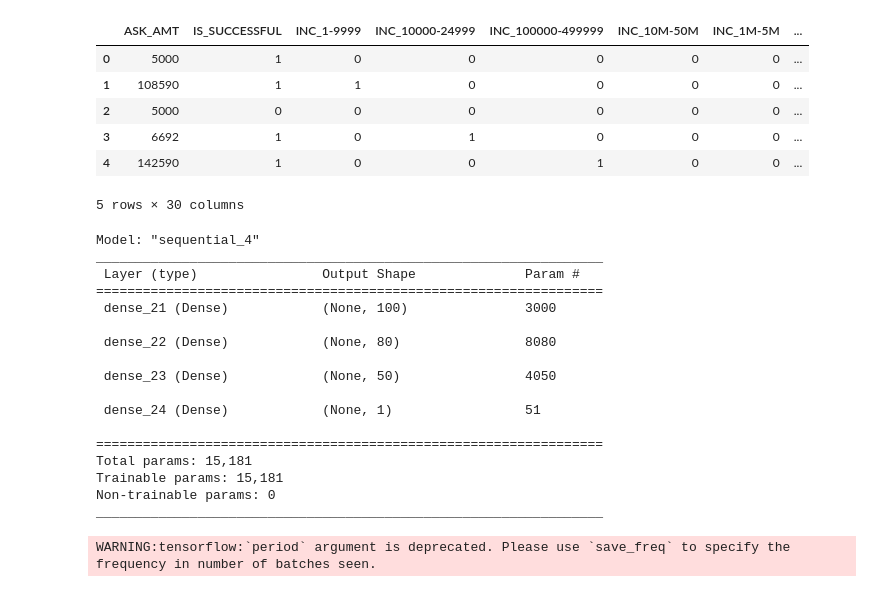
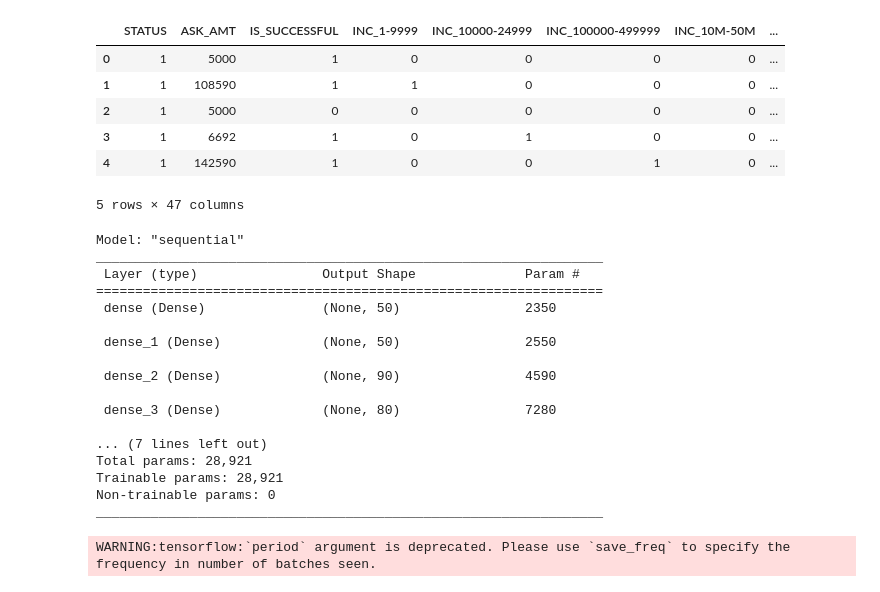
Before and after one commit to andcetera/deep-learning-challenge, a Jupyter notebook: AlphabetSoupCharity_Optimization.ipynb, the cells around one changed output. Cells and saved outputs as stored; diff of their text form; code cells hidden in the pictures.

```diff
--- a/AlphabetSoupCharity_Optimization.ipynb
+++ b/AlphabetSoupCharity_Optimization.ipynb
@@ -50,6 +28,6 @@ Name: SPECIAL_CONSIDERATIONS, dtype: int64
 # %%
-# Drop the non-beneficial ID columns: 'EIN' and 'NAME' & reduced columns: 'STATUS' and 'SPECIAL_CONSIDERATIONS'
-apps = df_reduced.drop(columns=['EIN', 'NAME', 'STATUS', 'SPECIAL_CONSIDERATIONS'])
+# Drop the non-beneficial ID columns: 'EIN' and 'NAME'
+apps = df.drop(columns=['EIN', 'NAME'])
 
 # Checking number of unique values in remaining columns
 apps.nunique()
@@ -67,7 +47,7 @@ dtype: int64
 app_type = apps['APPLICATION_TYPE'].value_counts()
 
 # Choose a different cutoff value and create a list of application types to be replaced
-application_types_to_replace = [app for app in app_type.index if app_type[app] < 1000]
+application_types_to_replace = [app for app in app_type.index if app_type[app] < 10]
 
 # Replace in dataframe
 for app in application_types_to_replace:
@@ -87,7 +74,7 @@ Name: APPLICATION_TYPE, dtype: int64
 class_types = apps['CLASSIFICATION'].value_counts()
 
 # Choose a different cutoff value and create a list of classifications to be replaced
-classifications_to_replace = [cls for cls in class_types.index if class_types[cls] < 4000]
+classifications_to_replace = [cls for cls in class_types.index if class_types[cls] < 100]
 
 # Replace in dataframe
 for cls in classifications_to_replace:
@@ -103,23 +98,24 @@ C1200     4833
 Name: CLASSIFICATION, dtype: int64
 # %%
 # Convert categorical data to numeric with `pd.get_dummies`
-income = pd.get_dummies(apps['INCOME_AMT'], drop_first=True, prefix='INC')
 affil = pd.get_dummies(apps['AFFILIATION'], drop_first=True, prefix='AFFIL')
 use_case = pd.get_dummies(apps['USE_CASE'], drop_first=True, prefix='USE')
 org = pd.get_dummies(apps['ORGANIZATION'], drop_first=True, prefix='ORG')
+special = pd.get_dummies(apps['SPECIAL_CONSIDERATIONS'], drop_first=True, prefix='SPEC')
 app_type = pd.get_dummies(apps['APPLICATION_TYPE'], drop_first=True, prefix='APP')
 class_type = pd.get_dummies(apps['CLASSIFICATION'], drop_first=True, prefix='CLASS')
-data = apps[['ASK_AMT', 'IS_SUCCESSFUL']]
-data = pd.concat([data, income, affil, use_case, org, app_type, class_type], axis=1)
+income = pd.get_dummies(apps['INCOME_AMT'], drop_first=True, prefix='INC')
+data = apps[['STATUS', 'ASK_AMT', 'IS_SUCCESSFUL']]
+data = pd.concat([data, income, affil, use_case, org, special, app_type, class_type], axis=1)
 data.head()
 # %% [output]
-|  | ASK_AMT | IS_SUCCESSFUL | INC_1-9999 | INC_10000-24999 | INC_100000-499999 | INC_10M-50M | INC_1M-5M | ... |
-| 0 | 5000 | 1 | 0 | 0 | 0 | 0 | 0 | ... |
-| 1 | 108590 | 1 | 1 | 0 | 0 | 0 | 0 | ... |
-| 2 | 5000 | 0 | 0 | 0 | 0 | 0 | 0 | ... |
-| 3 | 6692 | 1 | 0 | 1 | 0 | 0 | 0 | ... |
-| 4 | 142590 | 1 | 0 | 0 | 1 | 0 | 0 | ... |
+|  | STATUS | ASK_AMT | IS_SUCCESSFUL | INC_1-9999 | INC_10000-24999 | INC_100000-499999 | INC_10M-50M | ... |
+| 0 | 1 | 5000 | 1 | 0 | 0 | 0 | 0 | ... |
+| 1 | 1 | 108590 | 1 | 1 | 0 | 0 | 0 | ... |
+| 2 | 1 | 5000 | 0 | 0 | 0 | 0 | 0 | ... |
+| 3 | 1 | 6692 | 1 | 0 | 1 | 0 | 0 | ... |
+| 4 | 1 | 142590 | 1 | 0 | 0 | 1 | 0 | ... |
-5 rows × 30 columns
+5 rows × 47 columns
 # %%
 # Split the preprocessed data into features and target arrays
 y = data['IS_SUCCESSFUL'].values.reshape(-1, 1)
@@ -140,9 +136,12 @@ X_test_scaled = X_scaler.transform(X_test)
 # %%
 # Define the number of features for the input layer, and max nodes for each hidden layer
 input = X_train.shape[1]
-layer_1 = 100
-layer_2 = 80
-layer_3 = 50
+layer_1 = 50
+layer_2 = 50
+layer_3 = 90
+layer_4 = 80
+layer_5 = 70
+layer_6 = 90
 
 model2 = tf.keras.models.Sequential()
 
@@ -154,27 +153,33 @@ model2.add(tf.keras.layers.Dense(units=layer_2, activation='relu'))
 
 model2.add(tf.keras.layers.Dense(units=layer_3, activation='relu'))
 
+model2.add(tf.keras.layers.Dense(units=layer_4, activation='relu'))
+
+model2.add(tf.keras.layers.Dense(units=layer_5, activation='relu'))
+
+model2.add(tf.keras.layers.Dense(units=layer_6, activation='relu'))
+
 # Output layer
 model2.add(tf.keras.layers.Dense(units=1, activation='sigmoid'))
 
 # Check the structure of the model
 model2.summary()
 # %% [output]
-Model: "sequential_4"
+Model: "sequential"
 _________________________________________________________________
  Layer (type)                Output Shape              Param #
 =================================================================
- dense_21 (Dense)            (None, 100)               3000
+ dense (Dense)               (None, 50)                2350
 
- dense_22 (Dense)            (None, 80)                8080
+ dense_1 (Dense)             (None, 50)                2550
 
- dense_23 (Dense)            (None, 50)                4050
+ dense_2 (Dense)             (None, 90)                4590
 
- dense_24 (Dense)            (None, 1)                 51
+ dense_3 (Dense)             (None, 80)                7280
 
-=================================================================
-Total params: 15,181
-Trainable params: 15,181
+... (7 lines left out)
+Total params: 28,921
+Trainable params: 28,921
 Non-trainable params: 0
 _________________________________________________________________
 # %%
```
Also changed, not shown: parts of 12 cells of this notebook.
